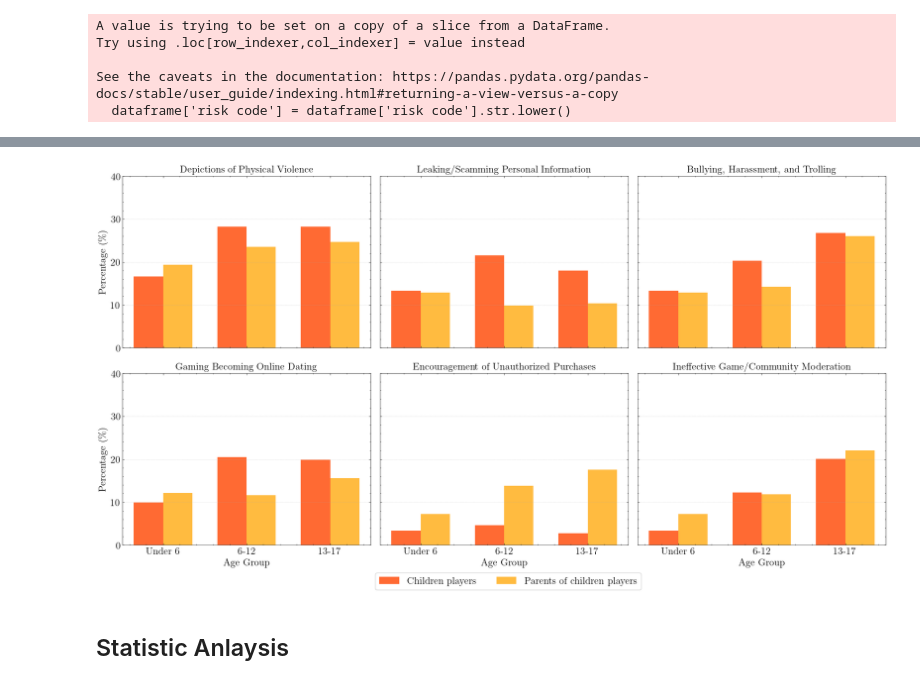
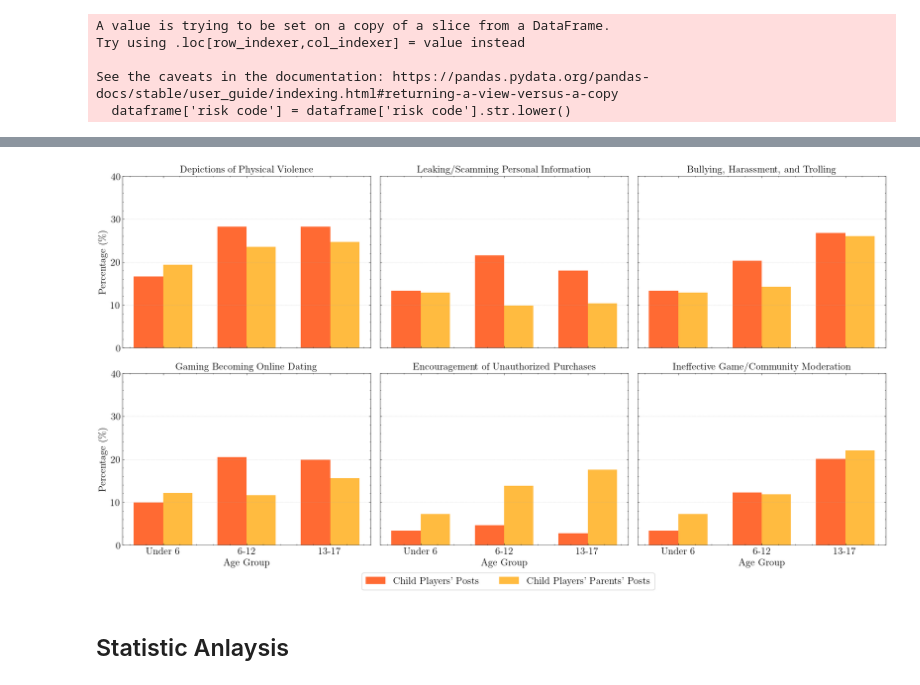
Before and after one commit to keyanUB/CommenSense_Analysis, a Jupyter notebook: sample/age.ipynb, the cells around one changed output, grey strips where cells are left out. Cells and saved outputs as stored; diff of their text form; code cells hidden in the pictures.

```diff
--- a/sample/age.ipynb
+++ b/sample/age.ipynb
@@ -320,44 +320,44 @@ for i, theme in enumerate(themes):
     children_vals = [children_data[age][i] for age in age_groups]
     parents_vals = [parents_data[age][i] for age in age_groups]
 
-    child_bars = ax.bar(x - width/2, children_vals, width, label='Children players', color="orangered", alpha=0.8)
-    parent_bars = ax.bar(x + width/2, parents_vals, width, label='Parents of children players', color='orange', alpha=0.75)
+    child_bars = ax.bar(x - width/2, children_vals, width, label="Child Players’ Posts", color="orangered", alpha=0.8)
+    parent_bars = ax.bar(x + width/2, parents_vals, width, label="Child Players’ Parents’ Posts", color="orange", alpha=0.75)
 
     if i == 0:
         legend_handles = [child_bars[0], parent_bars[0]]
-        legend_labels = ['Children players', 'Parents of children players']
+        legend_labels = ['Child Players’ Posts', 'Child Players’ Parents’ Posts']
 
     ax.set_title(theme)
     ax.set_ylim(0, 40)
     ax.set_yticks(np.arange(0, 41, 10))
     ax.yaxis.set_major_formatter(percent_formatter)
     ax.set_xticks(x)
 
     if i >= 3:
         ax.set_xticklabels(age_groups)
         ax.set_xlabel('Age Group')
     else:
         ax.set_xticklabels([])
 
     if i % 3 == 0:
         ax.set_ylabel('Percentage (\%)')
     else:
         ax.set_yticklabels([])
 
     ax.yaxis.grid(True, linestyle='dotted', alpha=0.8)
     ax.xaxis.grid(False)
 
 # Global legend below all plots
 fig.legend(legend_handles, legend_labels, loc='lower center', ncol=2, fontsize=16, frameon=True, bbox_to_anchor=(0.52, 0.02))
 
 # Adjust layout
 fig.tight_layout(rect=[0, 0.06, 1, 1])
 
 # Save to PDF
 plt.savefig('age_risk_distribution.pdf', dpi=300)
 plt.show()
 # %% [output]
-[figure, old version]
+[figure, new version]
 # %% [markdown]
 ## Statistic Anlaysis
 # %% [markdown]
```
Also changed, not shown: parts of 2 cells of this notebook, 2 other files.
